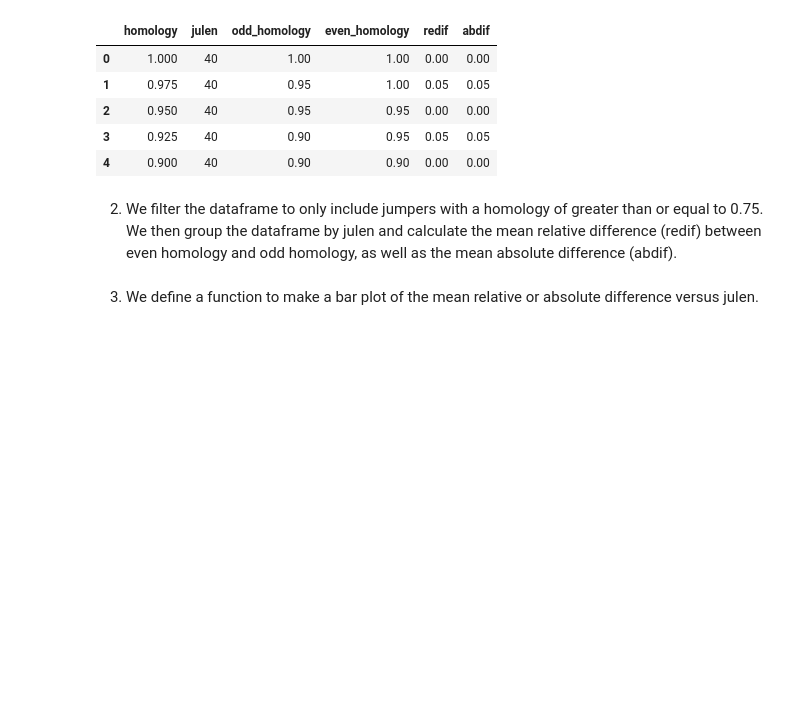
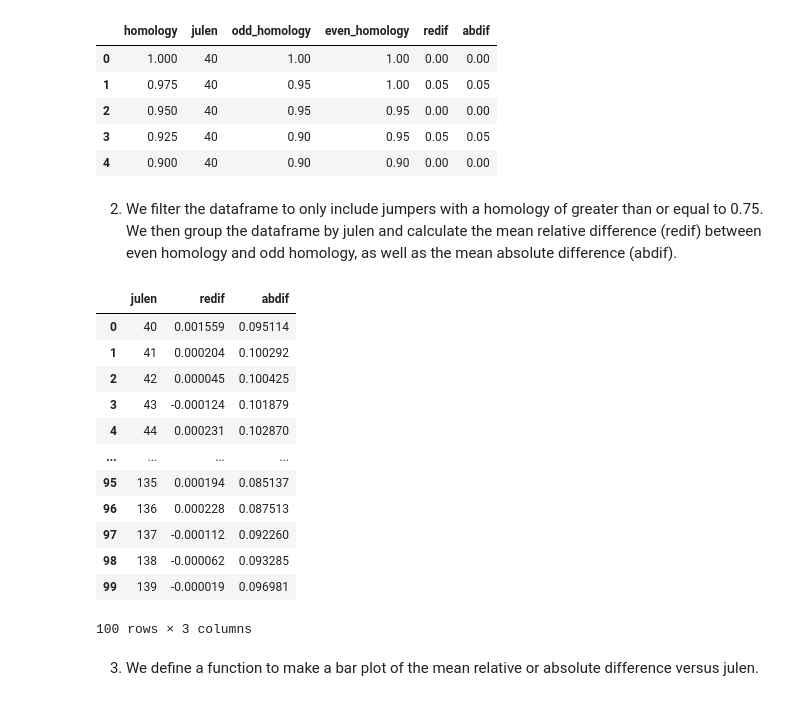
Before and after one commit to Andfos/purine_jumpers, a Jupyter notebook: analysis/jumper_analysis.ipynb, the cells around one changed output. Drawn from its saved outputs; the diff is of its cells as text; code cells hidden in the pictures; blank space fills up the shorter version.

```diff
--- a/analysis/jumper_analysis.ipynb
+++ b/analysis/jumper_analysis.ipynb
@@ -100,3 +114,19 @@ julen_grouped_df = odd_even_df_filtered.groupby("julen").agg({"redif": "mean", "
+# %%
+julen_grouped_df.head(100)
+# %% [output]
+|  | julen | redif | abdif |
+| 0 | 40 | 0.001559 | 0.095114 |
+| 1 | 41 | 0.000204 | 0.100292 |
+| 2 | 42 | 0.000045 | 0.100425 |
+| 3 | 43 | -0.000124 | 0.101879 |
+| 4 | 44 | 0.000231 | 0.102870 |
+| ... | ... | ... | ... |
+| 95 | 135 | 0.000194 | 0.085137 |
+| 96 | 136 | 0.000228 | 0.087513 |
+| 97 | 137 | -0.000112 | 0.092260 |
+| 98 | 138 | -0.000062 | 0.093285 |
+| 99 | 139 | -0.000019 | 0.096981 |
+100 rows × 3 columns
 # %% [markdown]
 3. We define a function to make a bar plot of the mean relative or absolute difference versus julen.
 # %%
```
Also changed, not shown: parts of 10 cells of this notebook, 1 other file.
